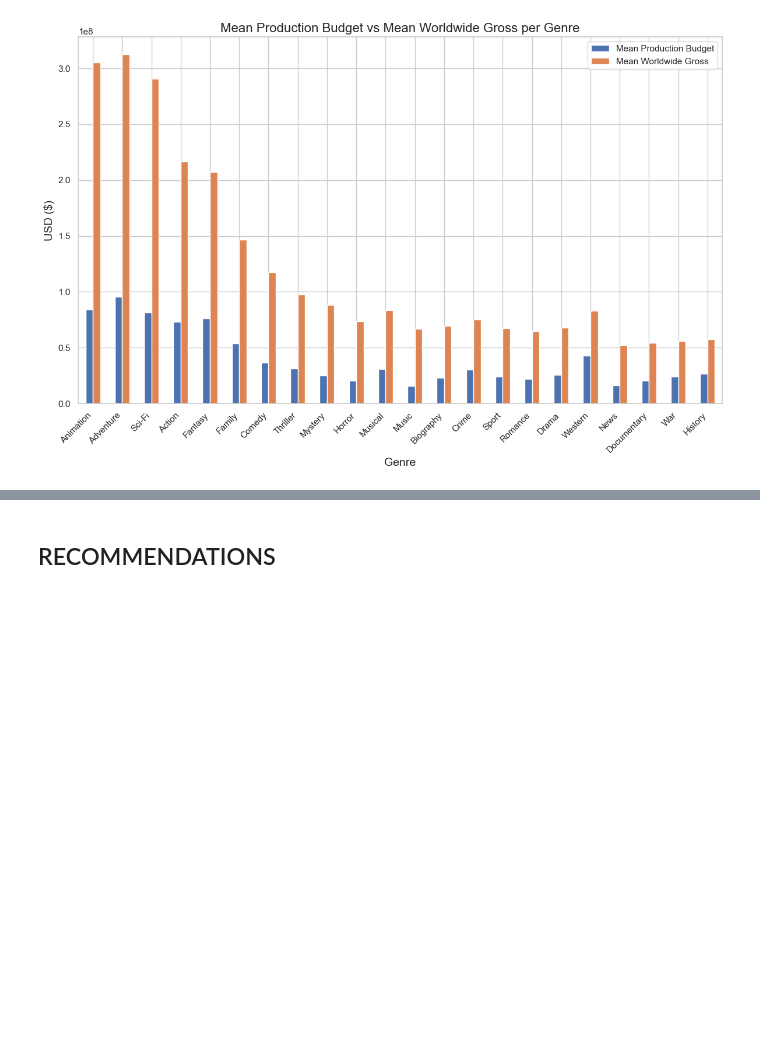
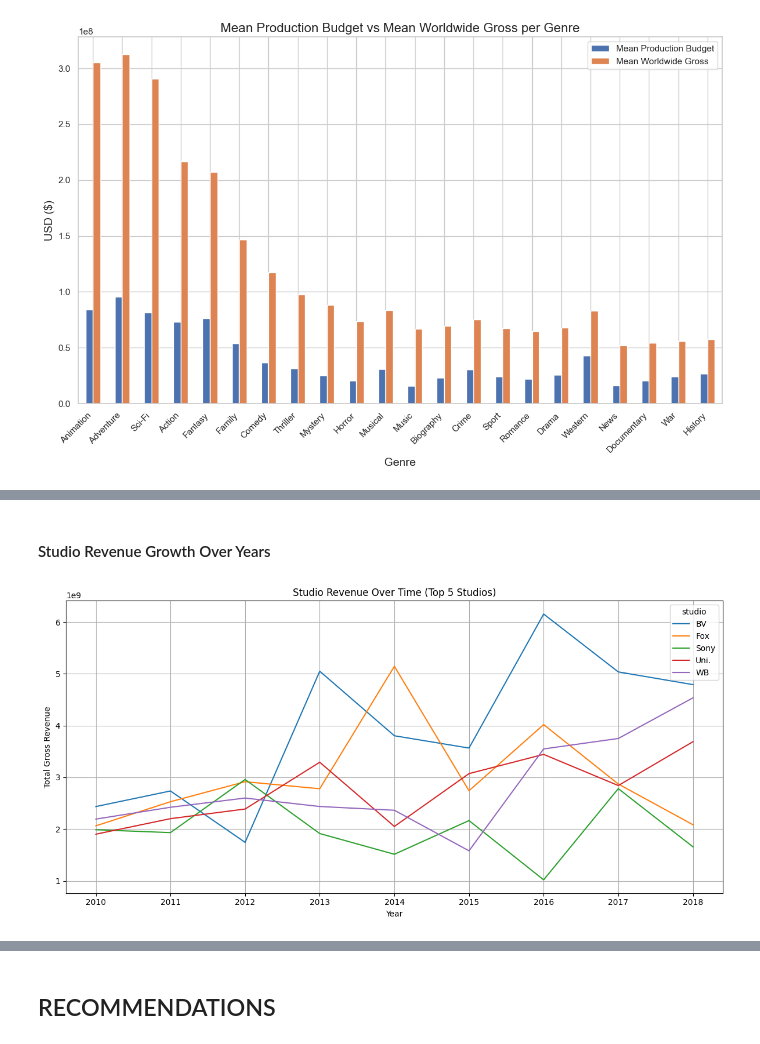
Before and after one commit to WamuyuGitz/movie-insights-project, a Jupyter notebook: notebooks/exploratory/business understanding continuation.ipynb, the cells around one changed output, grey strips where cells are left out. Drawn from its saved outputs; the diff is of its cells as text; code cells hidden in the pictures; blank space fills up the shorter version.

```diff
--- a/notebooks/exploratory/business understanding continuation.ipynb
+++ b/notebooks/exploratory/business understanding continuation.ipynb
@@ -3484,0 +3546,21 @@ plt.show()
+# %% [markdown]
+#### Studio Revenue Growth Over Years
+# %%
+# Select top studios
+top_studios = merged_df['studio'].value_counts().head(5).index.tolist()
+
+# Filter and group
+studio_yearly = merged_df[merged_df['studio'].isin(top_studios)]
+studio_grouped = studio_yearly.groupby(['start_year', 'studio'])['total_gross'].sum().reset_index()
+
+# Plot
+plt.figure(figsize=(12, 6))
+sns.lineplot(data=studio_grouped, x='start_year', y='total_gross', hue='studio')
+plt.title('Studio Revenue Over Time (Top 5 Studios)')
+plt.ylabel('Total Gross Revenue')
+plt.xlabel('Year')
+plt.grid(True)
+plt.tight_layout()
+plt.show()
+# %% [output]
+[figure, added]
```
Also changed, not shown: parts of 26 cells of this notebook.
